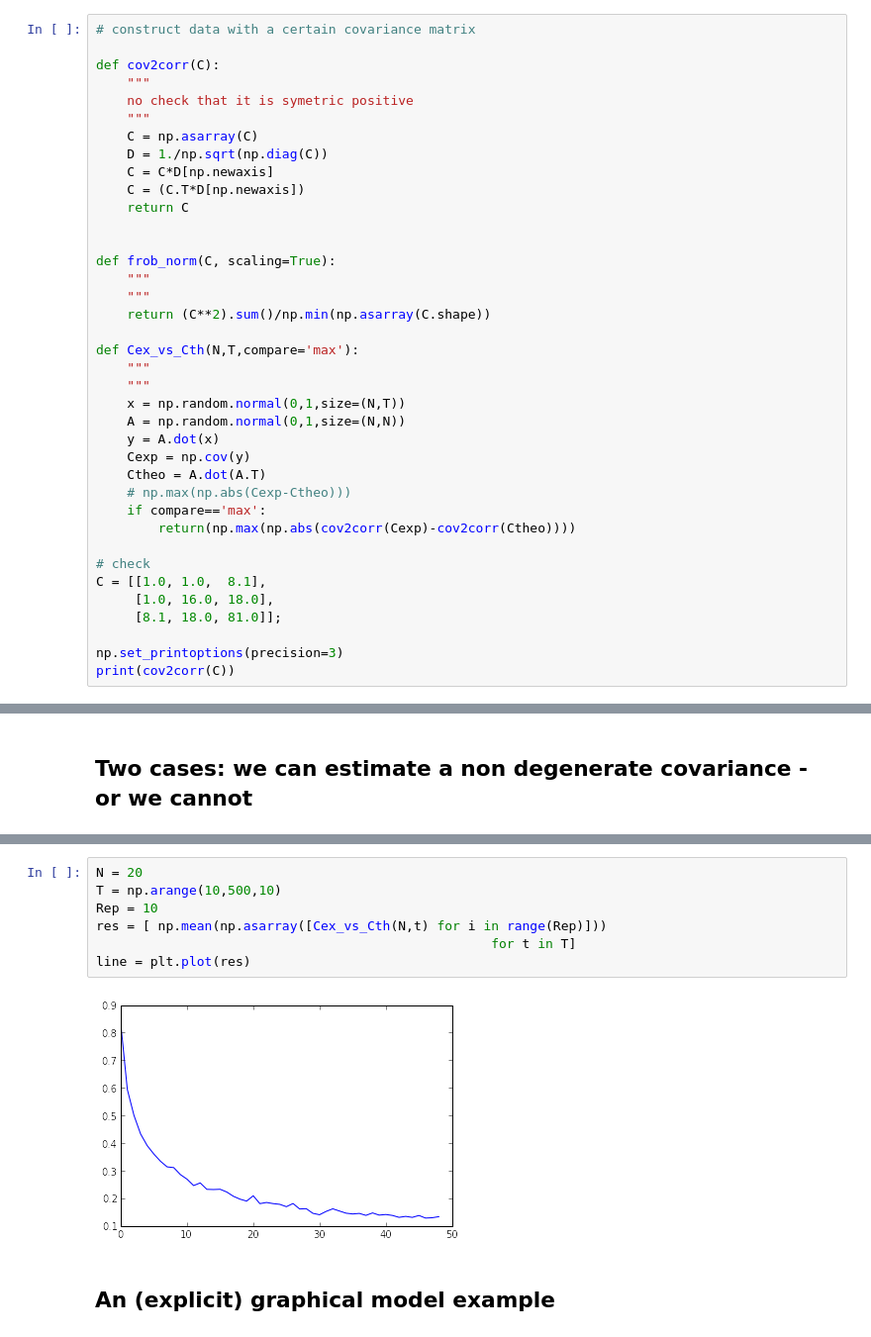
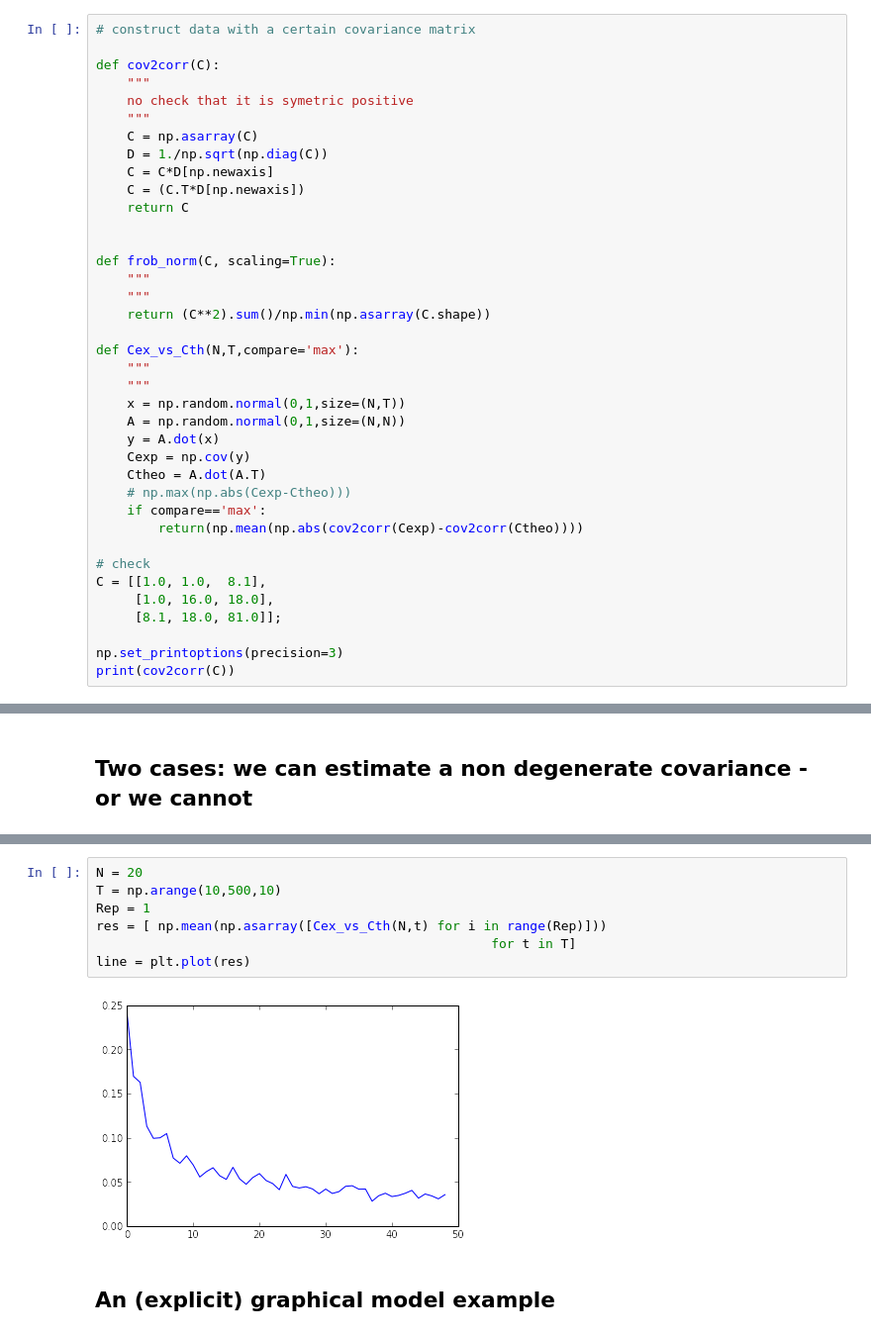
Before and after one commit to practical-neuroimaging/pna-notebooks, a Jupyter notebook: IntroCovReg.ipynb, the cells around one changed output, grey strips where cells are left out. Shown at 99% size. Saved outputs shown, nothing was run; the diff lists cells and outputs as text.

```diff
--- a/IntroCovReg.ipynb
+++ b/IntroCovReg.ipynb
@@ -38,7 +38,7 @@ def Cex_vs_Cth(N,T,compare='max'):
     Ctheo = A.dot(A.T)
     # np.max(np.abs(Cexp-Ctheo)))
     if compare=='max':
-        return(np.max(np.abs(cov2corr(Cexp)-cov2corr(Ctheo))))
+        return(np.mean(np.abs(cov2corr(Cexp)-cov2corr(Ctheo))))
 
 # check
 C = [[1.0, 1.0,  8.1],
@@ -71,12 +73,12 @@ np.linalg.matrix_rank(Cexp) 7
 # %%
 N = 20
 T = np.arange(10,500,10)
-Rep = 10
+Rep = 1
 res = [ np.mean(np.asarray([Cex_vs_Cth(N,t) for i in range(Rep)]))
                                                    for t in T]
 line = plt.plot(res)
 # %% [output]
-[figure, old version]
+[figure, new version]
 # %% [markdown]
 ## An (explicit) graphical model example
 # %%
```
Also changed, not shown: parts of 11 cells of this notebook.
